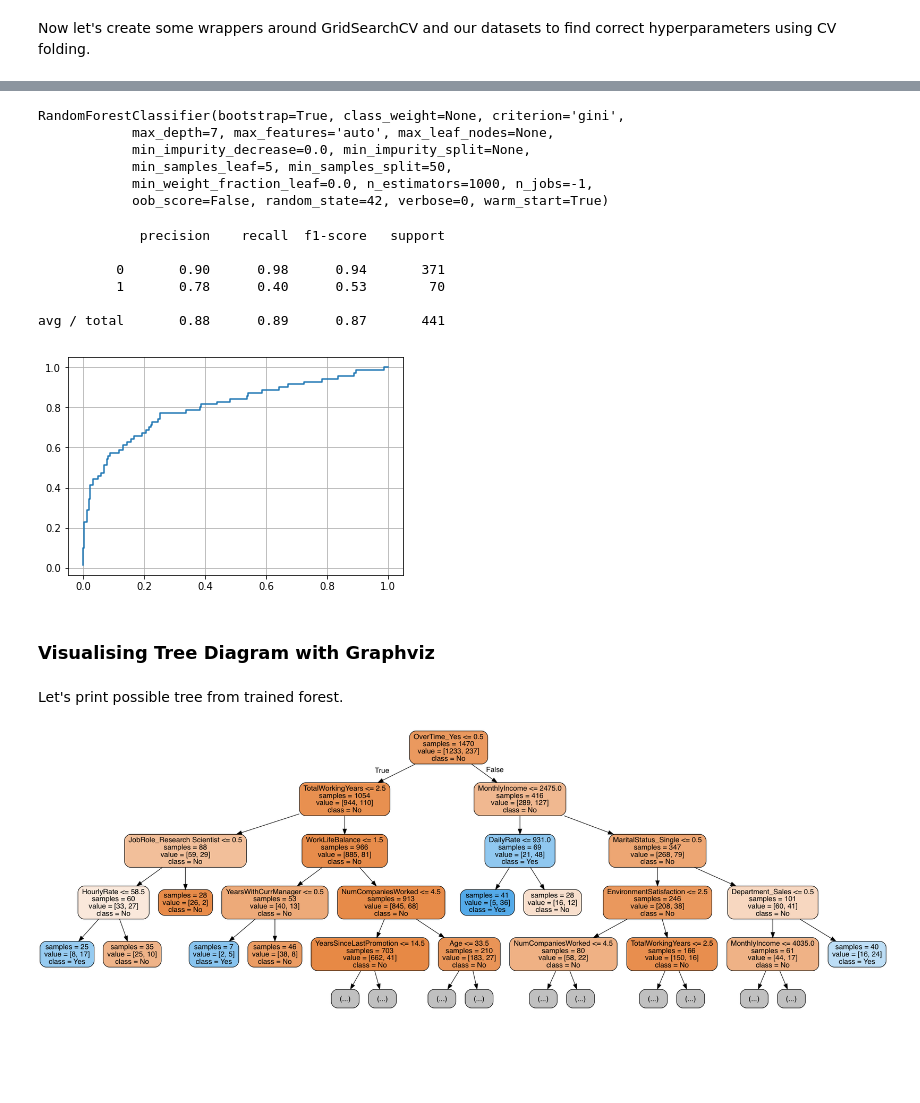
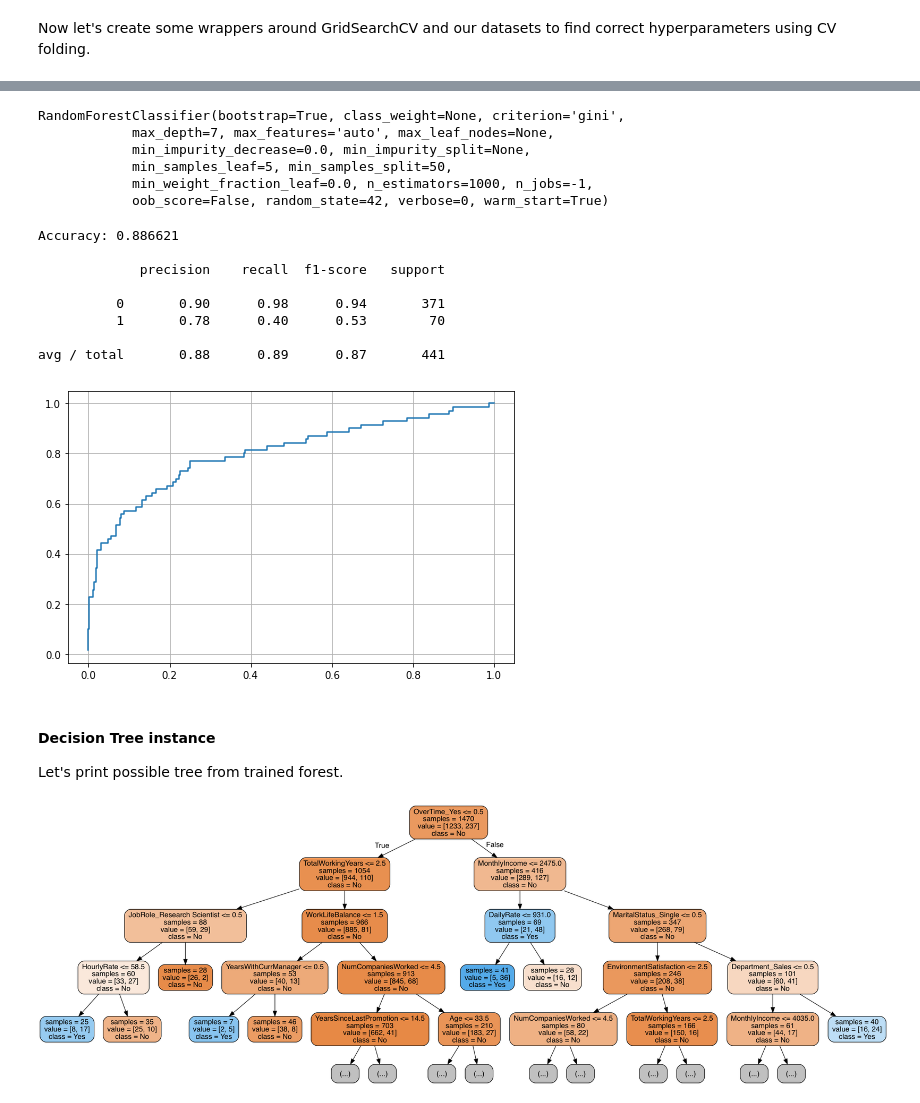
Before and after one commit to fatvlady/risk_analysis_lab, a Jupyter notebook: notebooks/attrition.ipynb, the cells around one changed output, grey strips where cells are left out. Drawn from its saved outputs; the diff is of its cells as text; code cells hidden in the pictures; blank space fills up the shorter version.

```diff
--- a/notebooks/attrition.ipynb
+++ b/notebooks/attrition.ipynb
@@ -324,0 +333,11 @@ def resample_hyperopt(classifier, params, cv=5):
+# %%
+def test_validation(cls):
+    prediction = cls.predict(test)
+    print("Accuracy: %f\n" % (accuracy_score(target_test, prediction)))
+    print(classification_report(target_test, prediction))
+    if hasattr(cls, 'predict_proba'):
+        tpc, fpc, tsh = roc_curve(target_test, cls.predict_proba(test)[:, 1], pos_label=1)
+        fig, ax = plt.subplots(figsize=(8,5))
+        ax.grid()
+        ax.plot(tpc, fpc)
+    return prediction
@@ -339,5 +378,4 @@ def resample_hyperopt(classifier, params, cv=5):
 # %%
-# Random Forest parameters
 rf = RandomForestClassifier(
     n_jobs=-1,
     n_estimators=1000,
@@ -347,35 +385,28 @@ rf = RandomForestClassifier(
     min_samples_leaf=5,
     random_state=seed,
     verbose=0)
+rf.fit(smote_train, smote_target)
+# %% [output]
+RandomForestClassifier(bootstrap=True, class_weight=None, criterion='gini',
+            max_depth=7, max_features='auto', max_leaf_nodes=None,
+            min_impurity_decrease=0.0, min_impurity_split=None,
+            min_samples_leaf=5, min_samples_split=50,
+            min_weight_fraction_leaf=0.0, n_estimators=1000, n_jobs=-1,
+            oob_score=False, random_state=42, verbose=0, warm_start=True)
-# %%
-# fit smote preprocessed sample
-rf.fit(smote_train, smote_target)
-# %% [output]
-RandomForestClassifier(bootstrap=True, class_weight=None, criterion='gini',
-            max_depth=7, max_features='auto', max_leaf_nodes=None,
-            min_impurity_decrease=0.0, min_impurity_split=None,
-            min_samples_leaf=5, min_samples_split=50,
-            min_weight_fraction_leaf=0.0, n_estimators=1000, n_jobs=-1,
-            oob_score=False, random_state=42, verbose=0, warm_start=True)
 # %%
-rf_predictions = rf.predict(test)
+rf_predictions = test_validation(rf)
+# %% [output]
+Accuracy: 0.886621
+
+             precision    recall  f1-score   support
+
+          0       0.90      0.98      0.94       371
+          1       0.78      0.40      0.53        70
+
+avg / total       0.88      0.89      0.87       441
+[figure, added]
-# %%
-print(classification_report(target_test, rf_predictions))
-tpc, fpc, tsh = roc_curve(target_test, rf.predict_proba(test)[:, 1], pos_label=1)
-fig, ax = plt.subplots()
-ax.grid()
-_ = ax.plot(tpc, fpc)
-# %% [output]
-             precision    recall  f1-score   support
-
-          0       0.90      0.98      0.94       371
-          1       0.78      0.40      0.53        70
-
-avg / total       0.88      0.89      0.87       441
-[figure, removed]
-# %% [markdown]
-### Visualising Tree Diagram with Graphviz
 # %% [markdown]
+#### Decision Tree instance
 Let's print possible tree from trained forest.
 # %%
 from sklearn import tree
```
Also changed, not shown: parts of 28 cells of this notebook.
